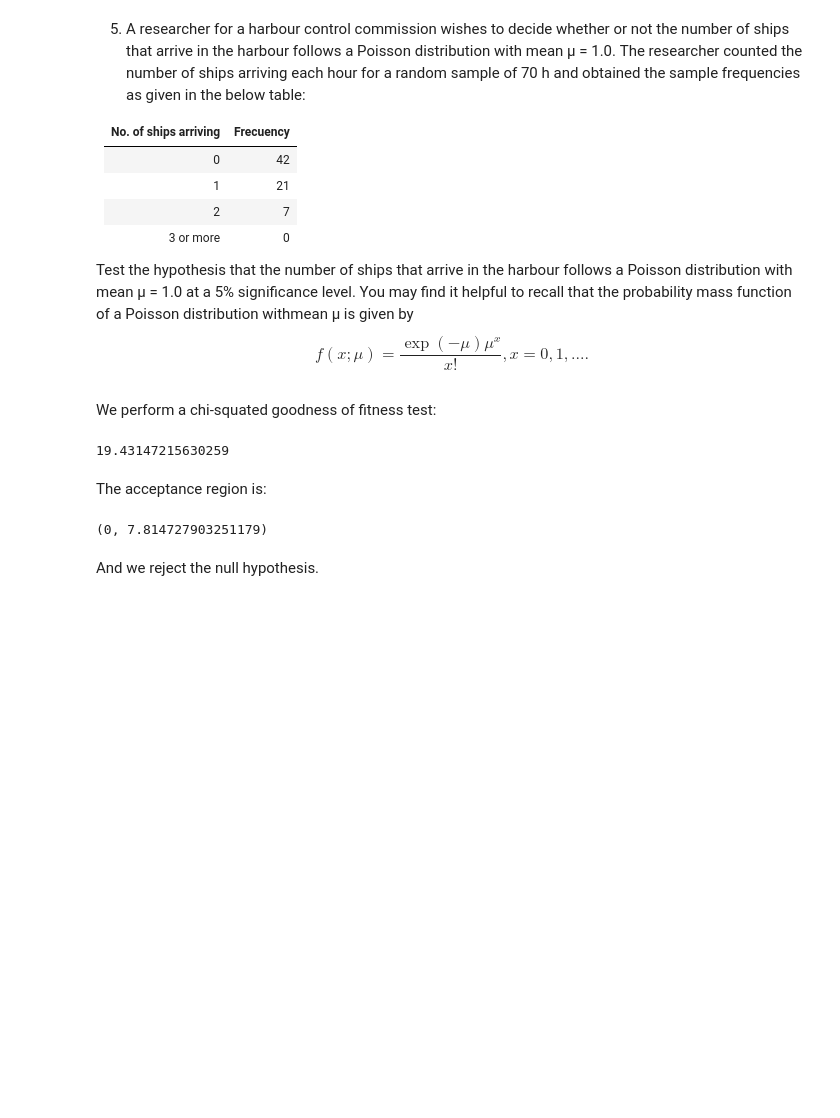
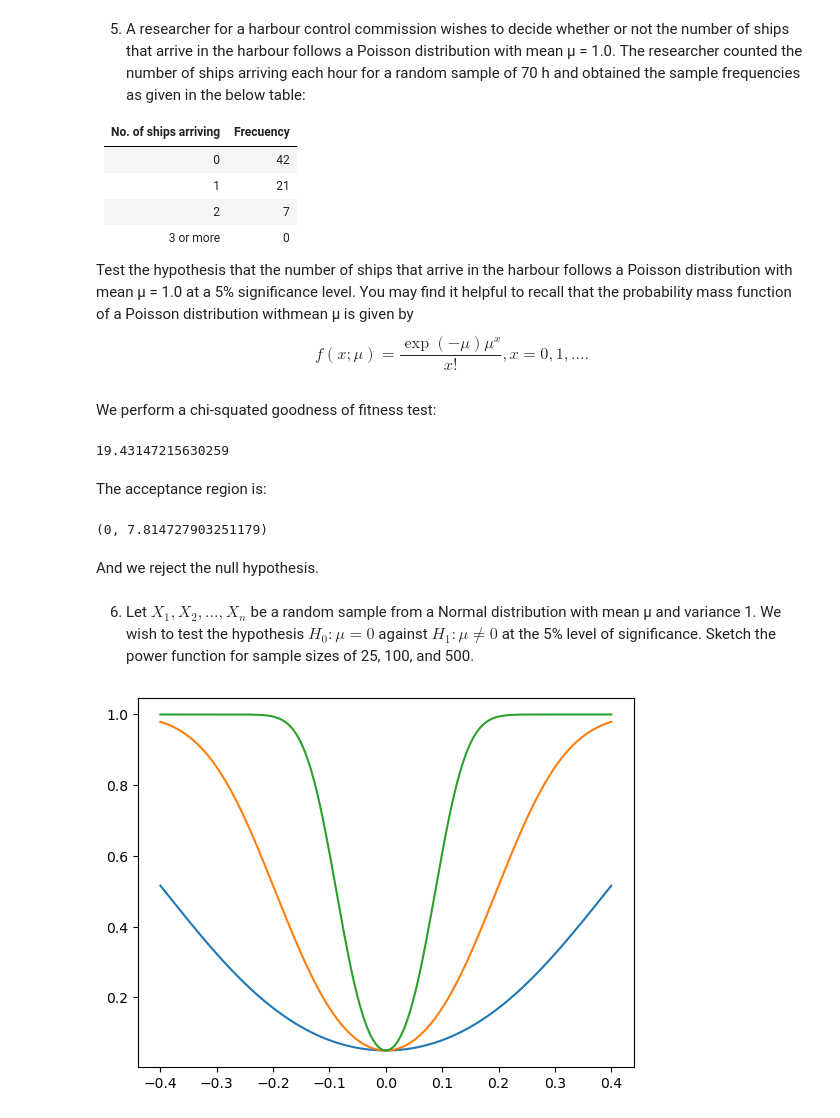
Before and after one commit to hinojosaad/statistical_inference, a Jupyter notebook: Chapter 5.ipynb, the cells around one changed output. Cells and saved outputs as stored; diff of their text form; code cells hidden in the pictures; blank space fills up the shorter version.

```diff
--- a/Chapter 5.ipynb
+++ b/Chapter 5.ipynb
@@ -157,3 +159,26 @@ The acceptance region is:
 (0, 7.814727903251179)
 # %% [markdown]
 And we reject the null hypothesis.
+# %% [markdown]
+6. Let $X_1, X_2, ..., X_n$ be a random sample from a Normal distribution with mean μ and variance 1. We wish to test the hypothesis $H_0 : \mu = 0$ against $H_1 : \mu \neq 0$ at the 5% level of significance. Sketch the power function for sample sizes of 25, 100, and 500.
+# %%
+pow = lambda mu: (1- (stats.norm.cdf(1.96-mu*math.sqrt(n))-stats.norm.cdf(-1.96-mu*math.sqrt(n))))
+# %%
+n = 25
+x = np.linspace(-.4, .4, num=200)
+y = pow(x)
+plt.plot(x,y)
+
+n = 100
+x = np.linspace(-.4, .4, num=200)
+y = pow(x)
+plt.plot(x,y)
+
+n = 500
+x = np.linspace(-.4, .4, num=200)
+y = pow(x)
+plt.plot(x,y)
+
+plt.show()
+# %% [output]
+[figure, added]
```
Also changed, not shown: parts of 1 cell of this notebook.
